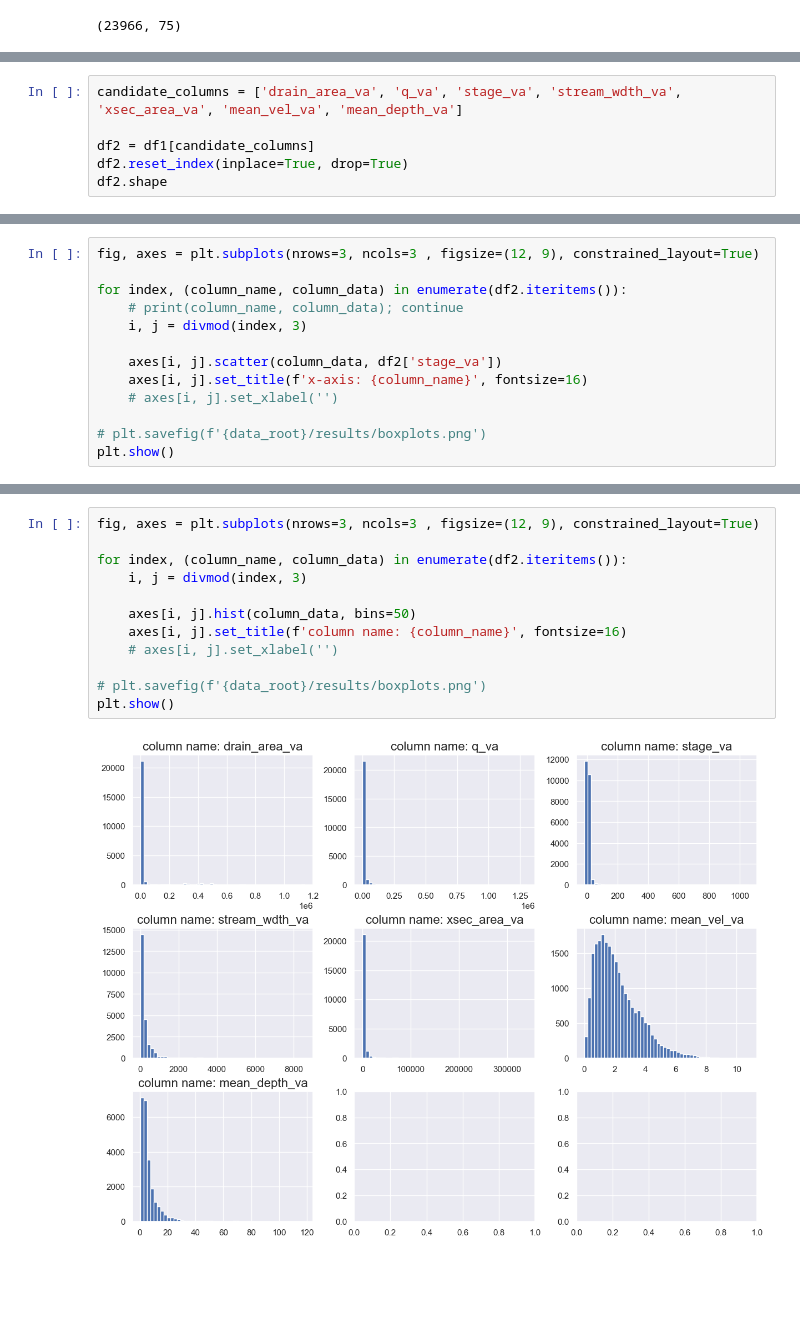
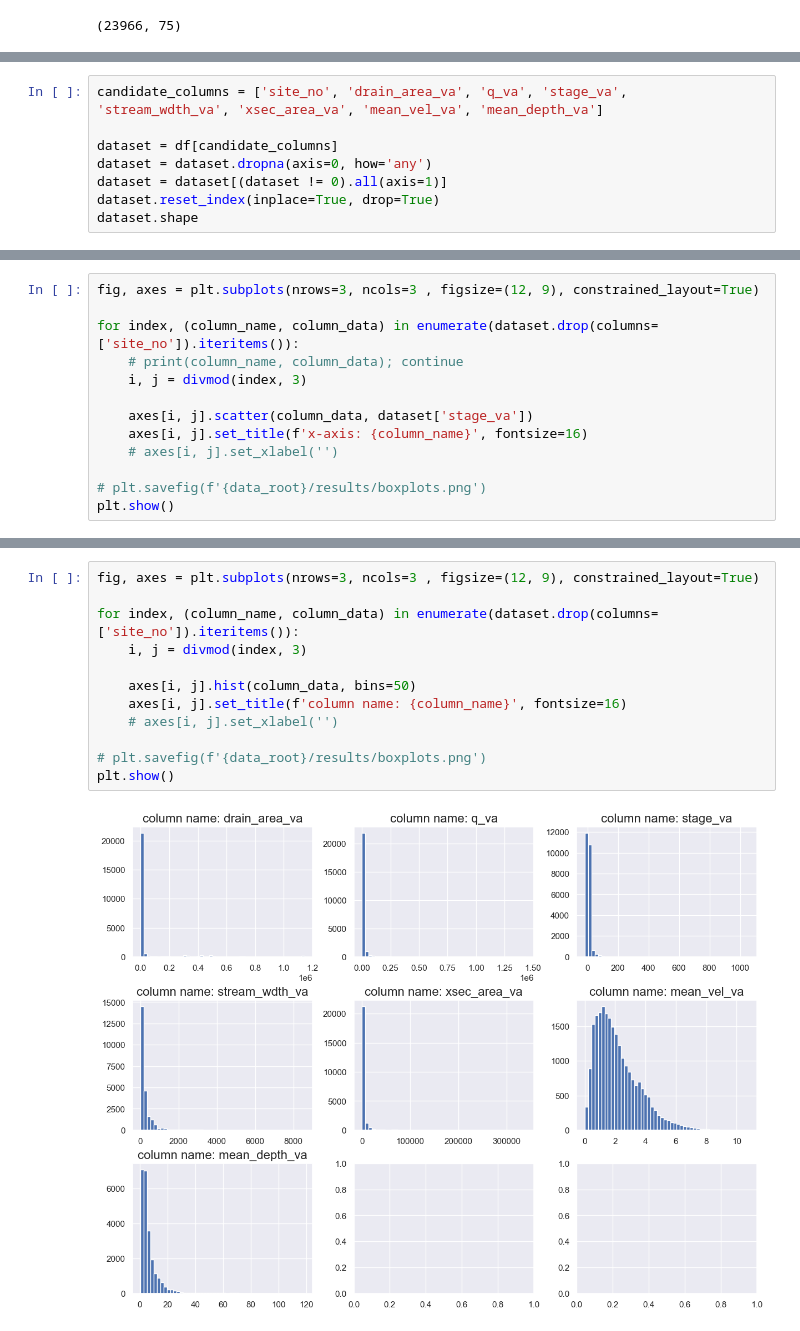
Before and after one commit to smhassanerfani/si2022, a Jupyter notebook: tauraat/synthesized_depth.ipynb, the cells around one changed output, grey strips where cells are left out. Saved outputs shown, nothing was run; the diff lists cells and outputs as text; blank space fills up the shorter version.

```diff
--- a/tauraat/synthesized_depth.ipynb
+++ b/tauraat/synthesized_depth.ipynb
@@ -79,6 +63,8 @@ Name: site_no, dtype: float64
 # %%
-candidate_columns = ['drain_area_va', 'q_va', 'stage_va', 'stream_wdth_va', 'xsec_area_va', 'mean_vel_va', 'mean_depth_va']
+candidate_columns = ['site_no', 'drain_area_va', 'q_va', 'stage_va', 'stream_wdth_va', 'xsec_area_va', 'mean_vel_va', 'mean_depth_va']
 
-df2 = df1[candidate_columns]
-df2.reset_index(inplace=True, drop=True)
-df2.shape
+dataset = df[candidate_columns]
+dataset = dataset.dropna(axis=0, how='any')
+dataset = dataset[(dataset != 0).all(axis=1)]
+dataset.reset_index(inplace=True, drop=True)
+dataset.shape
@@ -87,11 +75,11 @@ df2.shape
 # %%
 fig, axes = plt.subplots(nrows=3, ncols=3 , figsize=(12, 9), constrained_layout=True)
 
-for index, (column_name, column_data) in enumerate(df2.iteritems()):
+for index, (column_name, column_data) in enumerate(dataset.drop(columns=['site_no']).iteritems()):
     # print(column_name, column_data); continue
     i, j = divmod(index, 3)
 
-    axes[i, j].scatter(column_data, df2['stage_va'])
+    axes[i, j].scatter(column_data, dataset['stage_va'])
     axes[i, j].set_title(f'x-axis: {column_name}', fontsize=16)
     # axes[i, j].set_xlabel('')
 
@@ -102,17 +90,17 @@ plt.show()
 # %%
 fig, axes = plt.subplots(nrows=3, ncols=3 , figsize=(12, 9), constrained_layout=True)
 
-for index, (column_name, column_data) in enumerate(df2.iteritems()):
+for index, (column_name, column_data) in enumerate(dataset.drop(columns=['site_no']).iteritems()):
     i, j = divmod(index, 3)
 
     axes[i, j].hist(column_data, bins=50)
     axes[i, j].set_title(f'column name: {column_name}', fontsize=16)
     # axes[i, j].set_xlabel('')
 
 # plt.savefig(f'{data_root}/results/boxplots.png')
 plt.show()
 # %% [output]
-[figure, old version]
+[figure, new version]
 # %%
 # Boxplot
 fig, axes = plt.subplots(nrows=3, ncols=3 , figsize=(12, 9), constrained_layout=True)
```
Also changed, not shown: parts of 19 cells of this notebook.
